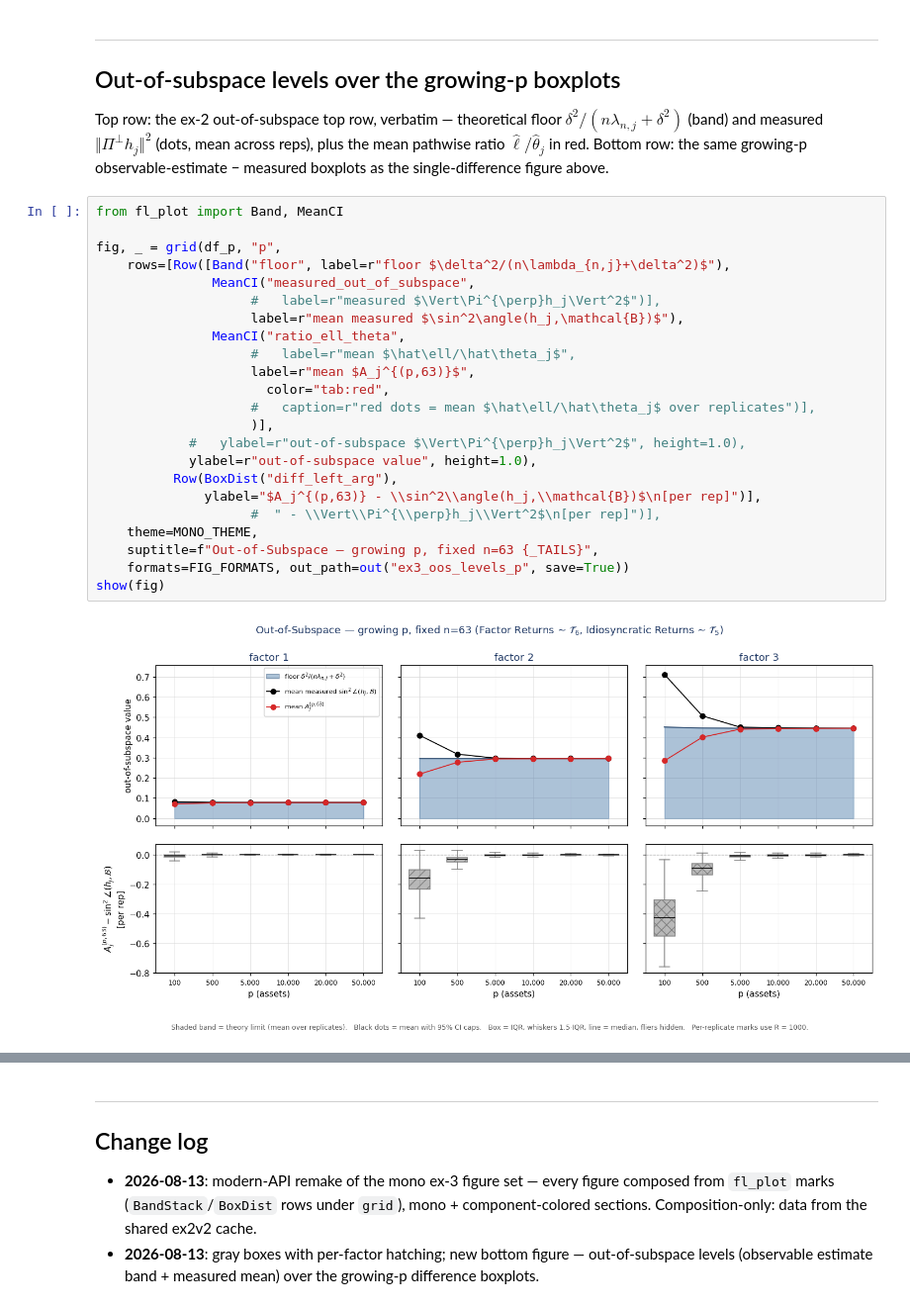
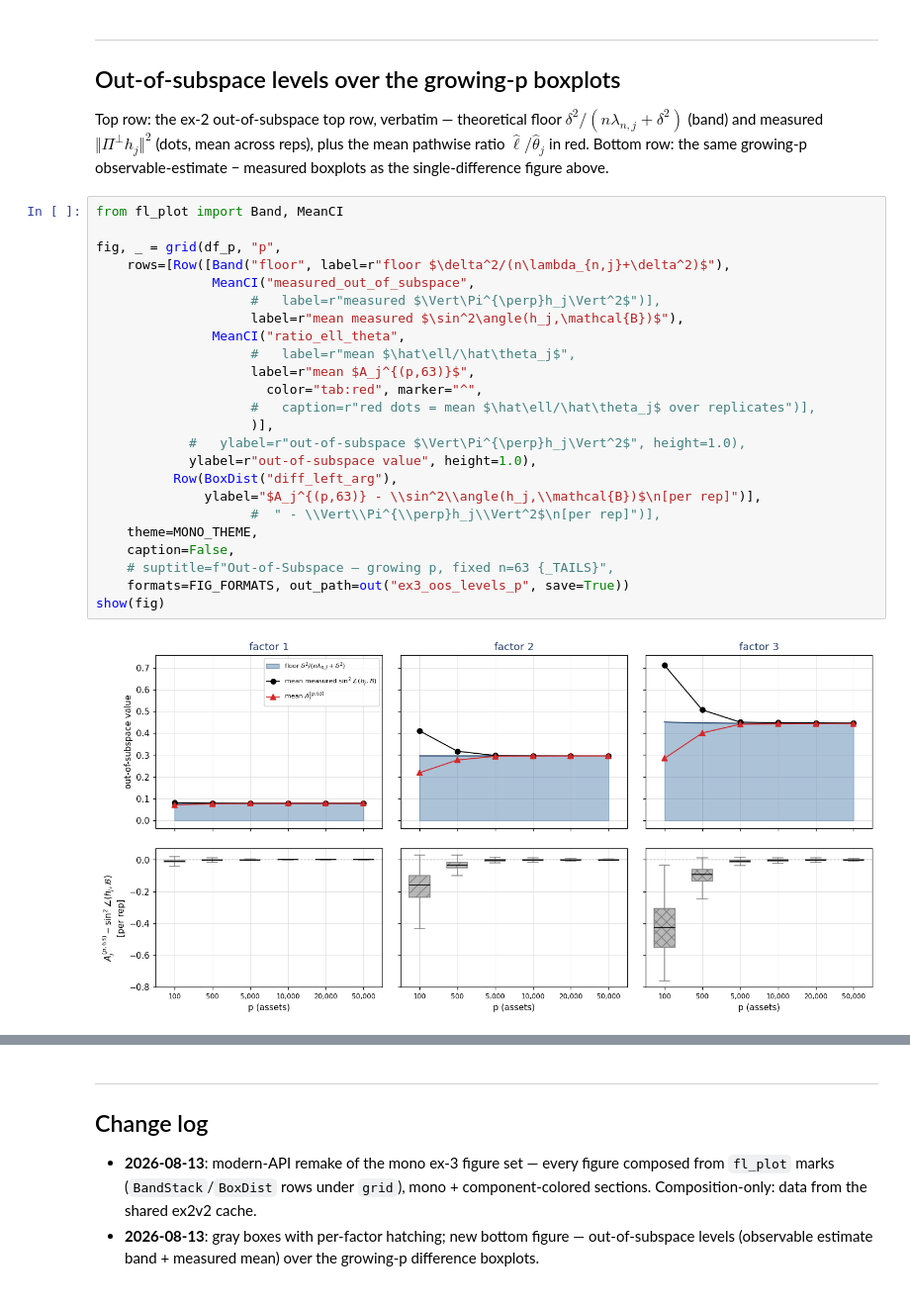
Before and after one commit to ethanl1954/paper1-repo, a Jupyter notebook: notebooks/ex-3_pathwise_formula31_flplot_mono.ipynb, the cells around one changed output, grey strips where cells are left out. Shown at 99% size. Drawn from its saved outputs; the diff is of its cells as text.

```diff
--- a/notebooks/ex-3_pathwise_formula31_flplot_mono.ipynb
+++ b/notebooks/ex-3_pathwise_formula31_flplot_mono.ipynb
@@ -400,28 +400,29 @@ single-difference figure above.
 # %%
 from fl_plot import Band, MeanCI
 
 fig, _ = grid(df_p, "p",
     rows=[Row([Band("floor", label=r"floor $\delta^2/(n\lambda_{n,j}+\delta^2)$"),
                MeanCI("measured_out_of_subspace",
                     #   label=r"measured $\Vert\Pi^{\perp}h_j\Vert^2$")],
                     label=r"mean measured $\sin^2\angle(h_j,\mathcal{B})$"),
                MeanCI("ratio_ell_theta",
                     #   label=r"mean $\hat\ell/\hat\theta_j$",
                     label=r"mean $A_j^{(p,63)}$",
-                      color="tab:red",
+                      color="tab:red", marker="^",
                     #   caption=r"red dots = mean $\hat\ell/\hat\theta_j$ over replicates")],
                     )],
             #   ylabel=r"out-of-subspace $\Vert\Pi^{\perp}h_j\Vert^2$", height=1.0),
             ylabel=r"out-of-subspace value", height=1.0),
           Row(BoxDist("diff_left_arg"),
               ylabel="$A_j^{(p,63)} - \\sin^2\\angle(h_j,\\mathcal{B})$\n[per rep]")],
                     #  " - \\Vert\\Pi^{\\perp}h_j\\Vert^2$\n[per rep]")],
     theme=MONO_THEME,
-    suptitle=f"Out-of-Subspace — growing p, fixed n=63 {_TAILS}",
+    caption=False,
+    # suptitle=f"Out-of-Subspace — growing p, fixed n=63 {_TAILS}",
     formats=FIG_FORMATS, out_path=out("ex3_oos_levels_p", save=True))
 show(fig)
 # %% [output]
-[figure, old version]
+[figure, new version]
 # %%
 from fl_plot import Band, MeanCI
 
```
Also changed, not shown: parts of 1 cell of this notebook, 4 other files.
